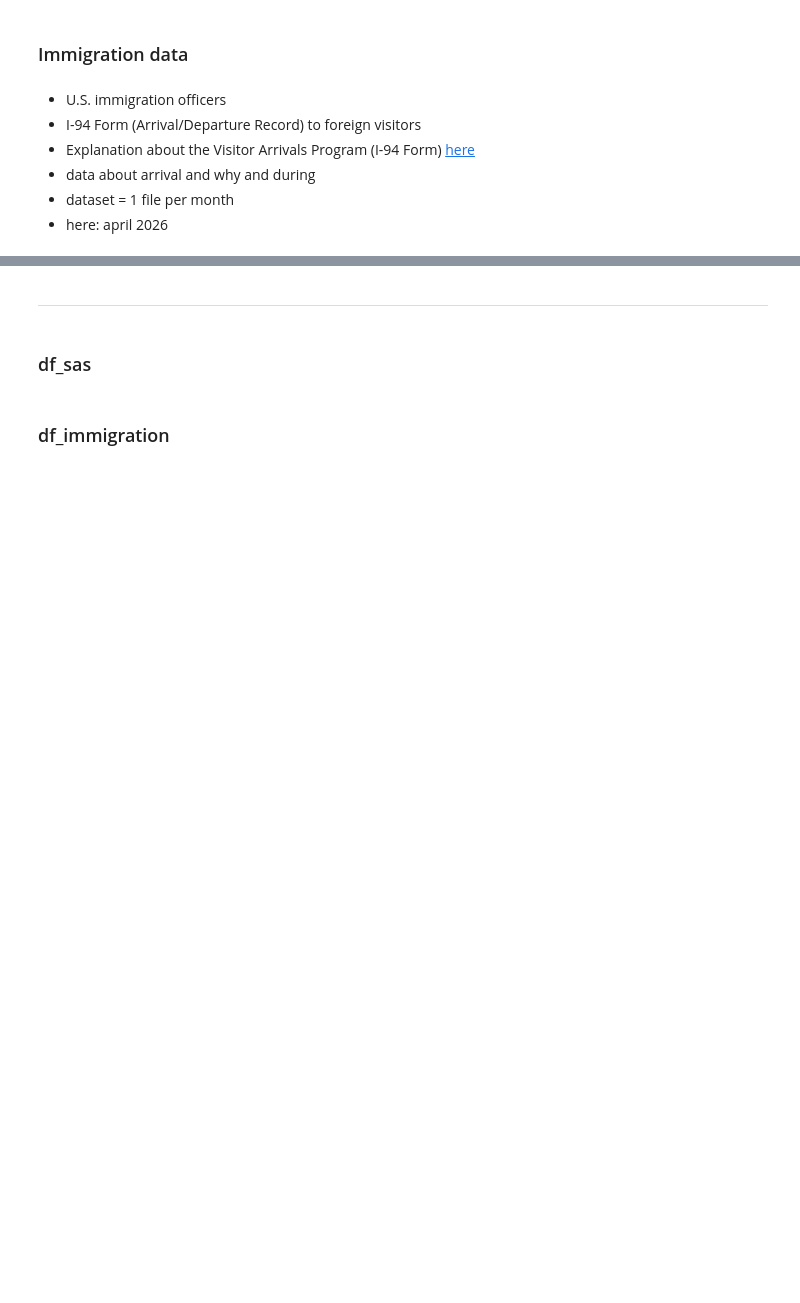
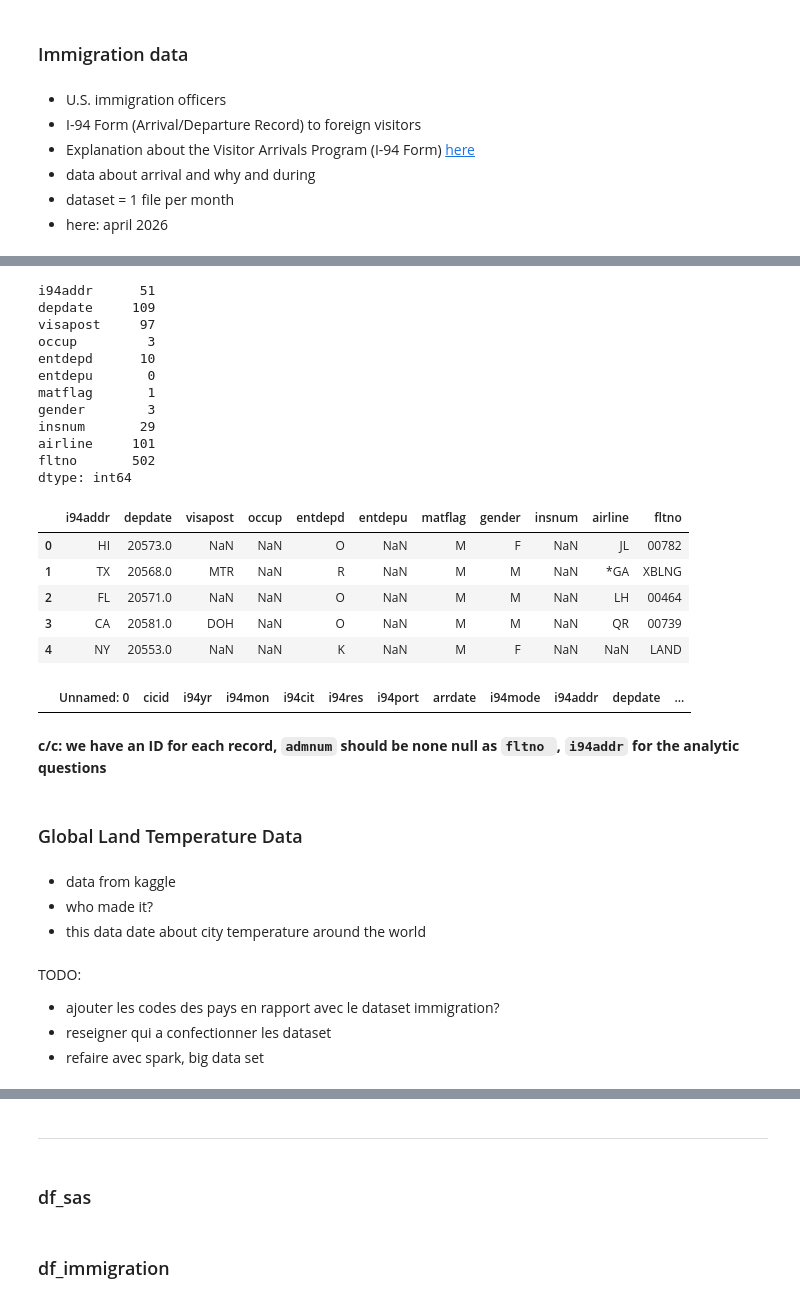
Before and after one commit to anthelix/udacity_capstone, a Jupyter notebook: 1_capstone_notebook.ipynb, the cells around one changed output, grey strips where cells are left out. Cells and saved outputs as stored; diff of their text form; code cells hidden in the pictures; blank space fills up the shorter version.

```diff
--- a/1_capstone_notebook.ipynb
+++ b/1_capstone_notebook.ipynb
@@ -108,15 +110,15 @@ nRowsRead = None # change and set to None for the whole data
 # %%
-description    = "dataset immigration provide by Udacity"
-name           = "df_immigration"
-file           = "immigration_data_sample.csv"
-n_df           = pd.read_csv(path+file, nrows = nRowsRead)
-nRow, nCol     = n_df.shape
+nRowsRead = 1000 # change and set to None for the whole data
+description = "dataset immigration provide by Udacity"
+name = "df_immigration"
+file = "immigration_data_sample.csv"
+n_df = pd.read_csv(path+file, nrows = nRowsRead)
+nRow, nCol = n_df.shape
 print("There are {} rows and {} columns in {}.".format(nRow, nCol, description))
 df_immigration = n_df
-#print(df_immigration.head(1))
-#print(df_immigration.info())
 
-
+n_df.head(3)
+print(n_df.info())
 #dic_6 = {'name': name, 'path': (path+file), 'nLines': nRow, 'nColomn': nCol, 'Description': description}
 # %% [output]
 There are 1000 rows and 29 columns in dataset immigration provide by Udacity.
@@ -155,0 +209,43 @@ visatype|  Class of admission legally admitting the non-immigrant to temporarily
+# %%
+# check null value
+cols = [col for col in n_df.columns if n_df[col].isnull().any()]
+df_miss = n_df[cols]
+print(df_miss.nunique())
+df_miss.head()
+# %% [output]
+i94addr      51
+depdate     109
+visapost     97
+occup         3
+entdepd      10
+entdepu       0
+matflag       1
+gender        3
+insnum       29
+airline     101
+fltno       502
+dtype: int64
+|  | i94addr | depdate | visapost | occup | entdepd | entdepu | matflag | gender | insnum | airline | fltno |
+| 0 | HI | 20573.0 | NaN | NaN | O | NaN | M | F | NaN | JL | 00782 |
+| 1 | TX | 20568.0 | MTR | NaN | R | NaN | M | M | NaN | *GA | XBLNG |
+| 2 | FL | 20571.0 | NaN | NaN | O | NaN | M | M | NaN | LH | 00464 |
+| 3 | CA | 20581.0 | DOH | NaN | O | NaN | M | M | NaN | QR | 00739 |
+| 4 | NY | 20553.0 | NaN | NaN | K | NaN | M | F | NaN | NaN | LAND |
+# %%
+df_dup = n_df[n_df.duplicated(keep=False)].sort_values("cicid")
+df_dup
+# %% [output]
+|  | Unnamed: 0 | cicid | i94yr | i94mon | i94cit | i94res | i94port | arrdate | i94mode | i94addr | depdate | ... |
+# %% [markdown]
+**c/c: we have an ID for each record, `admnum` should be none null as `fltno `, `i94addr` for the analytic questions**
+# %% [markdown]
+### Global Land Temperature Data
+# %% [markdown]
+* data from kaggle
+* who made it?
+* this data date about city temperature around the world
+# %% [markdown]
+TODO:
+* ajouter les codes des pays en rapport avec le dataset immigration?
+* reseigner qui a confectionner les dataset
+* refaire avec spark, big data set
```
Also changed, not shown: parts of 51 cells of this notebook.
